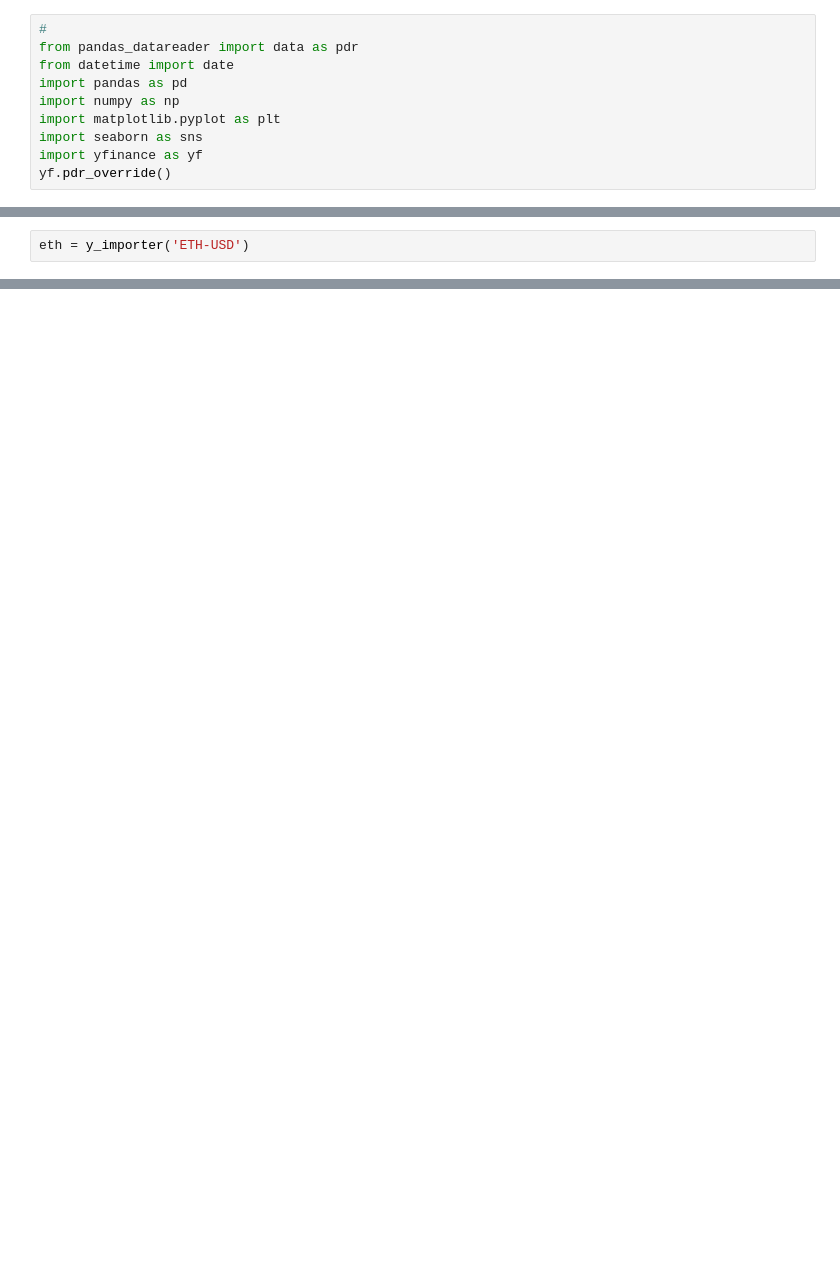
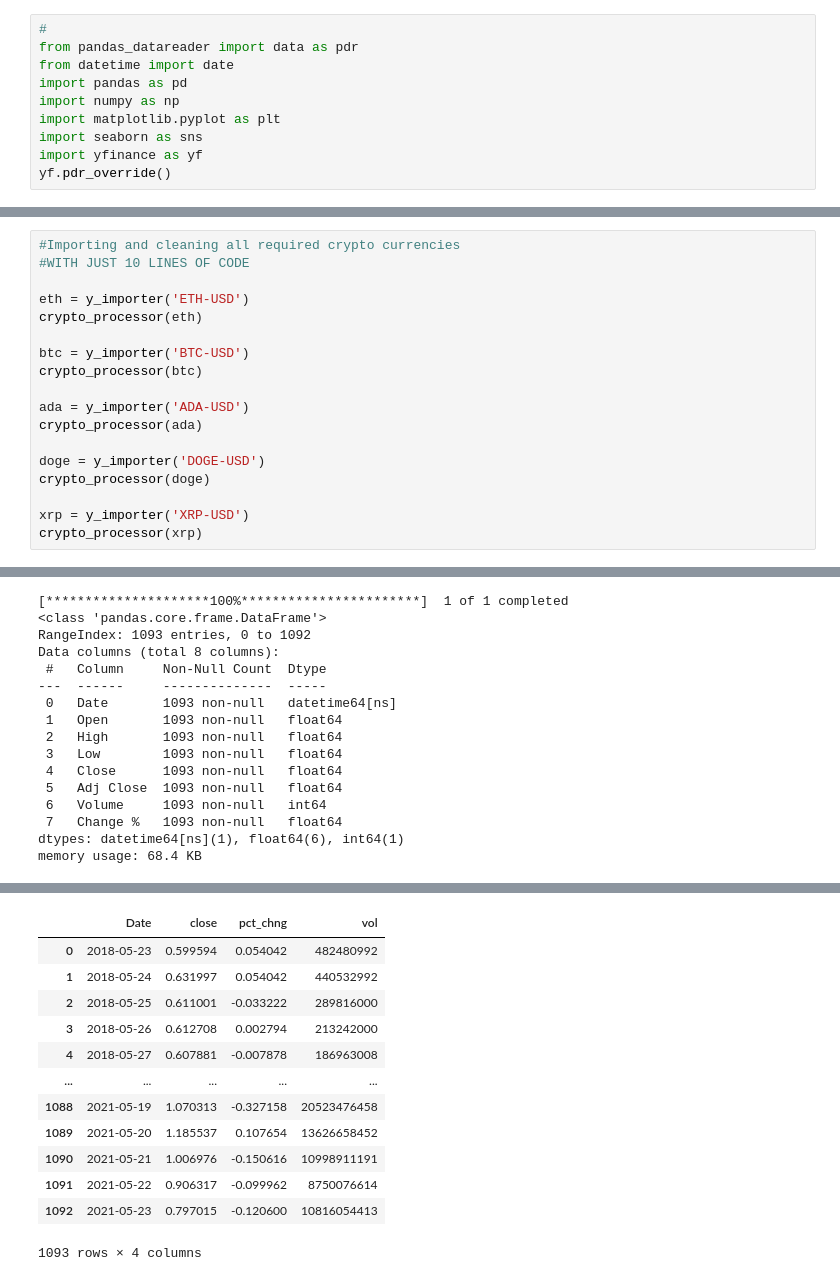
Before and after one commit to git-GB/crypto_analysis, a Jupyter notebook: Crypto/final_analysis.ipynb, the cells around one changed output, grey strips where cells are left out. Cells and saved outputs as stored; diff of their text form; blank space fills up the shorter version.

```diff
--- a/Crypto/final_analysis.ipynb
+++ b/Crypto/final_analysis.ipynb
@@ -73,4 +75,21 @@ def crypto_processor(x):
     crypto_dropper(x)
     return x
 # %%
+#Importing and cleaning all required crypto currencies
+#WITH JUST 10 LINES OF CODE
+
 eth = y_importer('ETH-USD')
+crypto_processor(eth)
+
+btc = y_importer('BTC-USD')
+crypto_processor(btc)
+
+ada = y_importer('ADA-USD')
+crypto_processor(ada)
+
+doge = y_importer('DOGE-USD')
+crypto_processor(doge)
+
+xrp = y_importer('XRP-USD')
+crypto_processor(xrp)
+# %% [output]
@@ -76,0 +164,16 @@ eth = y_importer('ETH-USD')
+[*********************100%***********************]  1 of 1 completed
+<class 'pandas.core.frame.DataFrame'>
+RangeIndex: 1093 entries, 0 to 1092
+Data columns (total 8 columns):
+ #   Column     Non-Null Count  Dtype
+---  ------     --------------  -----
+ 0   Date       1093 non-null   datetime64[ns]
+ 1   Open       1093 non-null   float64
+ 2   High       1093 non-null   float64
+ 3   Low        1093 non-null   float64
+ 4   Close      1093 non-null   float64
+ 5   Adj Close  1093 non-null   float64
+ 6   Volume     1093 non-null   int64
+ 7   Change %   1093 non-null   float64
+dtypes: datetime64[ns](1), float64(6), int64(1)
+memory usage: 68.4 KB
@@ -76,0 +181,13 @@ eth = y_importer('ETH-USD')
+|  | Date | close | pct_chng | vol |
+| 0 | 2018-05-23 | 0.599594 | 0.054042 | 482480992 |
+| 1 | 2018-05-24 | 0.631997 | 0.054042 | 440532992 |
+| 2 | 2018-05-25 | 0.611001 | -0.033222 | 289816000 |
+| 3 | 2018-05-26 | 0.612708 | 0.002794 | 213242000 |
+| 4 | 2018-05-27 | 0.607881 | -0.007878 | 186963008 |
+| ... | ... | ... | ... | ... |
+| 1088 | 2021-05-19 | 1.070313 | -0.327158 | 20523476458 |
+| 1089 | 2021-05-20 | 1.185537 | 0.107654 | 13626658452 |
+| 1090 | 2021-05-21 | 1.006976 | -0.150616 | 10998911191 |
+| 1091 | 2021-05-22 | 0.906317 | -0.099962 | 8750076614 |
+| 1092 | 2021-05-23 | 0.797015 | -0.120600 | 10816054413 |
+1093 rows × 4 columns
```
Also changed, not shown: parts of 4 cells of this notebook.
